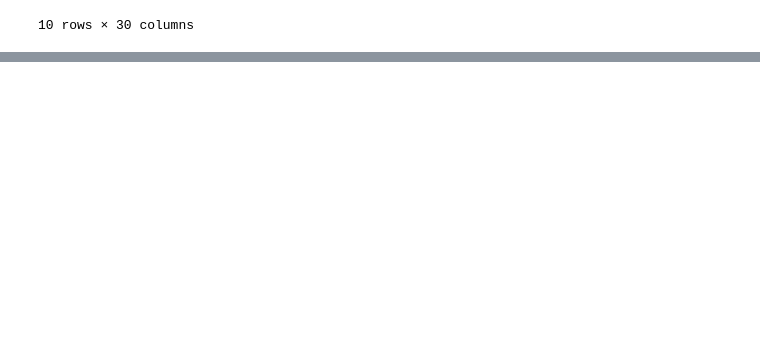
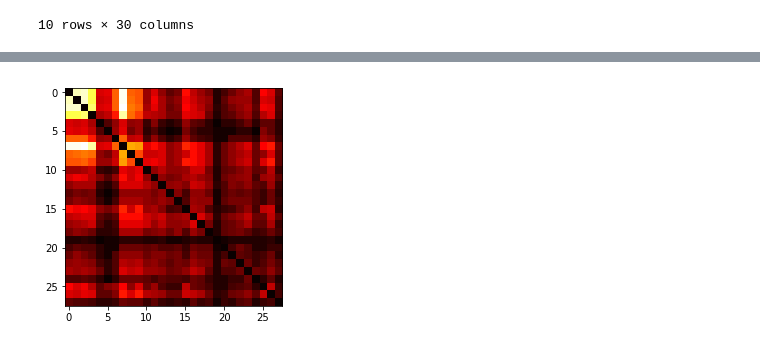
Before and after one commit to miketalbotbox/MDM_Interdisciplinarity, a Jupyter notebook: Authors_Connectivity_Matrix.ipynb, the cells around one changed output, grey strips where cells are left out. Saved outputs shown, nothing was run; the diff lists cells and outputs as text; code cells hidden in the pictures; blank space fills up the shorter version.

```diff
--- a/Authors_Connectivity_Matrix.ipynb
+++ b/Authors_Connectivity_Matrix.ipynb
@@ -287,0 +306,25 @@ nx.draw(Subject_Graph, node_color = Colour_Map)
+# %%
+"""
+Making a connectivity matrix which shows the weighting of each subject with
+each other subject. This is done by looking at each author and compare each
+of their subjects they study. The idea is that if subjects are similar it is
+more likely that researchers would study both.
+"""
+Total_Subjects_Array = np.array(Total_Subjects)
+Weighting = np.zeros((len(Total_Subjects),len(Total_Subjects))) #An NxN Matrix
+for author in Authors_Subjects_List:
+    for Original_Subject in Total_Subjects:
+        for Compared_Subject in Total_Subjects:
+            if Compared_Subject != Original_Subject:
+                if (Compared_Subject in author \
+                and Original_Subject in author):
+                    O = np.where(Total_Subjects_Array == Original_Subject)
+                    C = np.where(Total_Subjects_Array == Compared_Subject)
+                    Weighting[O,C] += 1
+                    #print([O,C])
+plt.imshow(Weighting, cmap='hot')
+#ax.set_xticklabels(Total_Subjects)
+#ax.set_yticklabels(Total_Subjects)
+plt.show()
+# %% [output]
+[figure, added]
```
Also changed, not shown: parts of 7 cells of this notebook.
